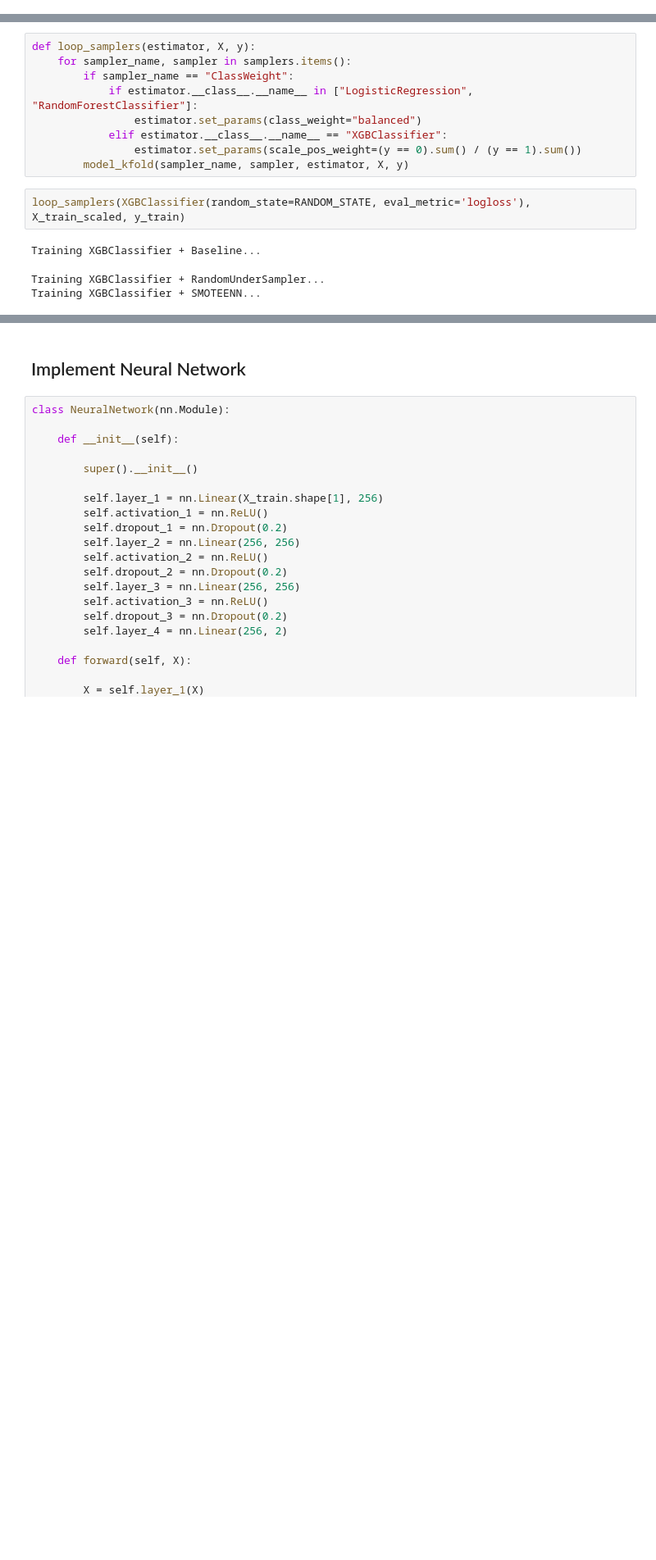
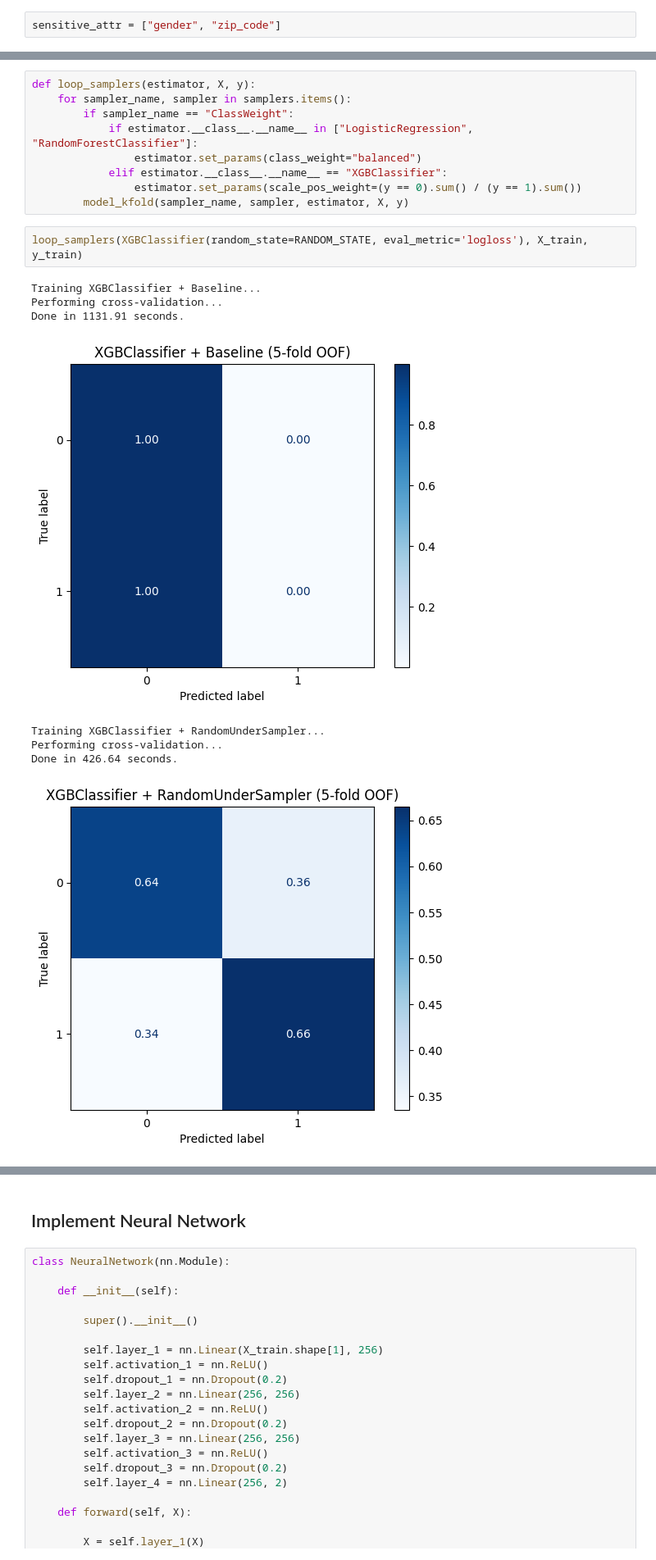
Before and after one commit to TimAngevare/Adversarial-Attacks-on-Class-Imbalanced-Lending-Default-Models, a Jupyter notebook: Advesarial_attacks.ipynb, the cells around one changed output, grey strips where cells are left out. Shown at 82% size. Cells and saved outputs as stored; diff of their text form; blank space fills up the shorter version.

```diff
--- a/Advesarial_attacks.ipynb
+++ b/Advesarial_attacks.ipynb
@@ -683,0 +714,2 @@ def model_kfold(sampler_name, sampler, estimator, X, y):
+# %%
+sensitive_attr = ["gender", "zip_code"]
@@ -691,8 +915,13 @@ def loop_samplers(estimator, X, y):
                 estimator.set_params(scale_pos_weight=(y == 0).sum() / (y == 1).sum())
         model_kfold(sampler_name, sampler, estimator, X, y)
 # %%
-loop_samplers(XGBClassifier(random_state=RANDOM_STATE, eval_metric='logloss'), X_train_scaled, y_train)
+loop_samplers(XGBClassifier(random_state=RANDOM_STATE, eval_metric='logloss'), X_train, y_train)
 # %% [output]
 Training XGBClassifier + Baseline...
+Performing cross-validation...
+Done in 1131.91 seconds.
+[figure, added]
 Training XGBClassifier + RandomUnderSampler...
-Training XGBClassifier + SMOTEENN...
+Performing cross-validation...
+Done in 426.64 seconds.
+[figure, added]
```
Also changed, not shown: parts of 13 cells of this notebook.
